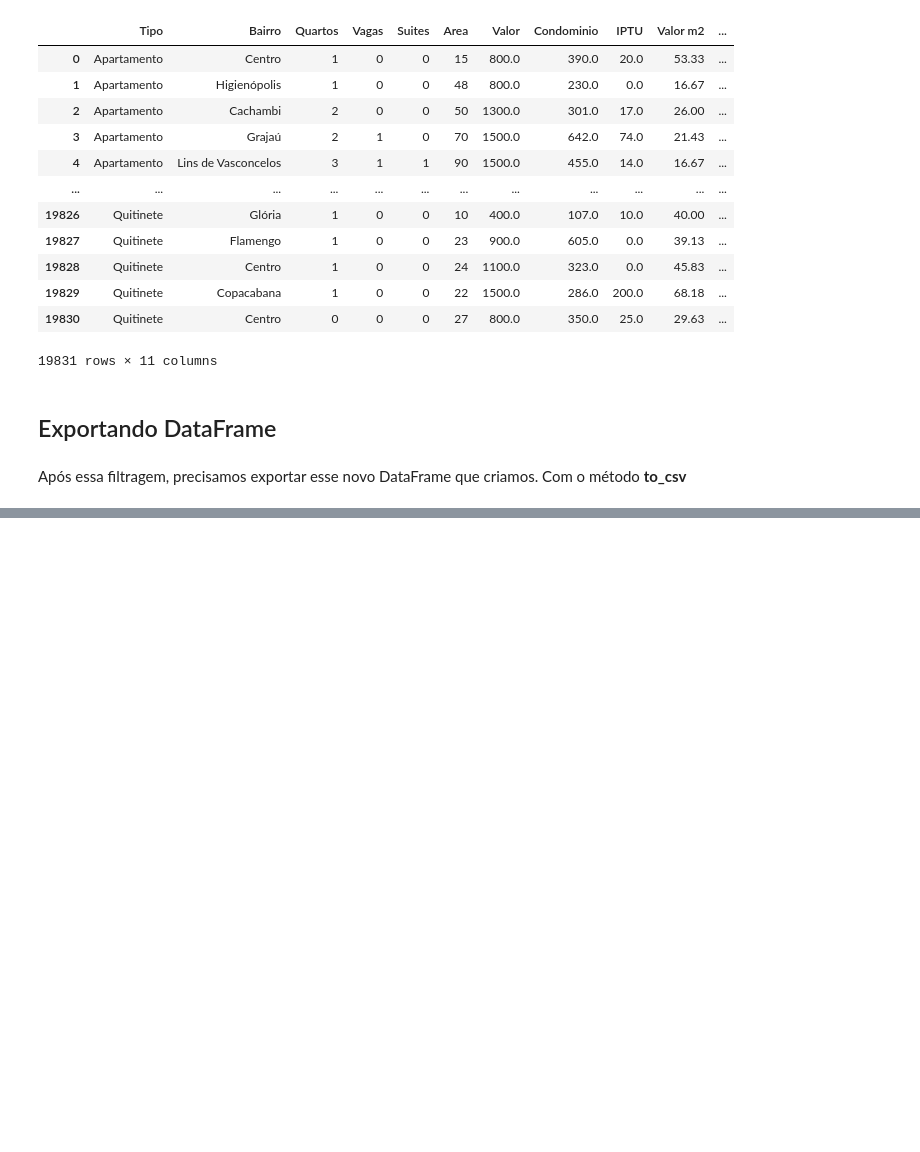
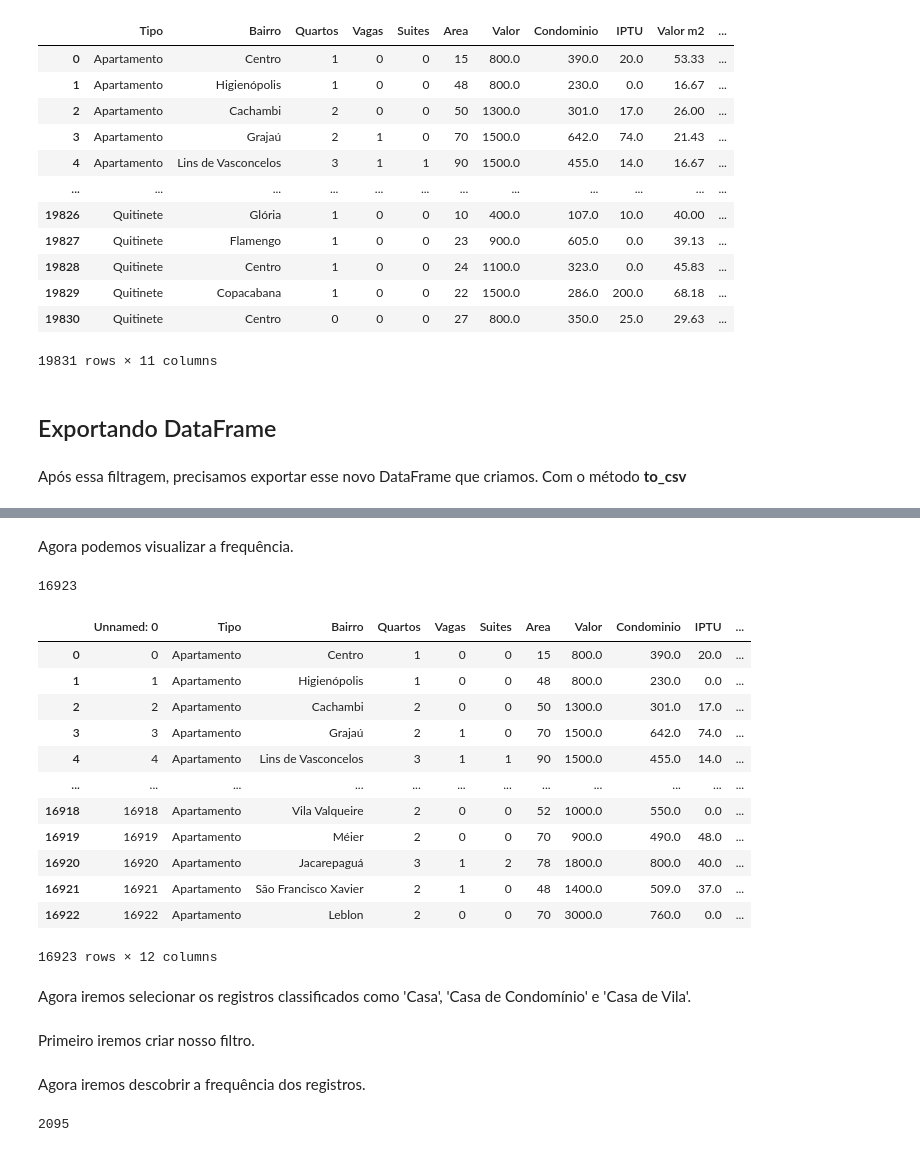
Before and after one commit to CorsiIsa/Analise-de-Dados-Conhecendo-Biblioteca-Pandas, a Jupyter notebook: imoveisResidenciais.ipynb, the cells around one changed output, grey strips where cells are left out. Drawn from its saved outputs; the diff is of its cells as text; code cells hidden in the pictures; blank space fills up the shorter version.

```diff
--- a/imoveisResidenciais.ipynb
+++ b/imoveisResidenciais.ipynb
@@ -62,0 +87,4 @@ dados_residencial.to_csv('data/aluguel_residencial.csv', sep=';', index= False)
+# %%
+selecao = dados['Tipo'] == 'Apartamento'
+
+selecao
@@ -62,0 +104,28 @@ dados_residencial.to_csv('data/aluguel_residencial.csv', sep=';', index= False)
+# %% [markdown]
+Agora podemos visualizar a frequência.
+# %%
+qtd_apartamentos = dados[selecao].shape[0]
+qtd_apartamentos
+# %% [output]
+16923
+# %%
+apartamentos = dados[selecao]
+apartamentos
+# %% [output]
+|  | Unnamed: 0 | Tipo | Bairro | Quartos | Vagas | Suites | Area | Valor | Condominio | IPTU | ... |
+| 0 | 0 | Apartamento | Centro | 1 | 0 | 0 | 15 | 800.0 | 390.0 | 20.0 | ... |
+| 1 | 1 | Apartamento | Higienópolis | 1 | 0 | 0 | 48 | 800.0 | 230.0 | 0.0 | ... |
+| 2 | 2 | Apartamento | Cachambi | 2 | 0 | 0 | 50 | 1300.0 | 301.0 | 17.0 | ... |
+| 3 | 3 | Apartamento | Grajaú | 2 | 1 | 0 | 70 | 1500.0 | 642.0 | 74.0 | ... |
+| 4 | 4 | Apartamento | Lins de Vasconcelos | 3 | 1 | 1 | 90 | 1500.0 | 455.0 | 14.0 | ... |
+| ... | ... | ... | ... | ... | ... | ... | ... | ... | ... | ... | ... |
+| 16918 | 16918 | Apartamento | Vila Valqueire | 2 | 0 | 0 | 52 | 1000.0 | 550.0 | 0.0 | ... |
+| 16919 | 16919 | Apartamento | Méier | 2 | 0 | 0 | 70 | 900.0 | 490.0 | 48.0 | ... |
+| 16920 | 16920 | Apartamento | Jacarepaguá | 3 | 1 | 2 | 78 | 1800.0 | 800.0 | 40.0 | ... |
+| 16921 | 16921 | Apartamento | São Francisco Xavier | 2 | 1 | 0 | 48 | 1400.0 | 509.0 | 37.0 | ... |
+| 16922 | 16922 | Apartamento | Leblon | 2 | 0 | 0 | 70 | 3000.0 | 760.0 | 0.0 | ... |
+16923 rows × 12 columns
+# %% [markdown]
+Agora iremos selecionar os registros classificados como 'Casa', 'Casa de Condomínio' e 'Casa de Vila'.
+# %% [markdown]
+Primeiro iremos criar nosso filtro.
@@ -62,0 +134,8 @@ dados_residencial.to_csv('data/aluguel_residencial.csv', sep=';', index= False)
+# %% [markdown]
+Agora iremos descobrir a frequência dos registros.
+# %%
+casas = dados[selecao].shape[0]
+
+casas
+# %% [output]
+2095
```
Also changed, not shown: parts of 18 cells of this notebook, 1 other file.
